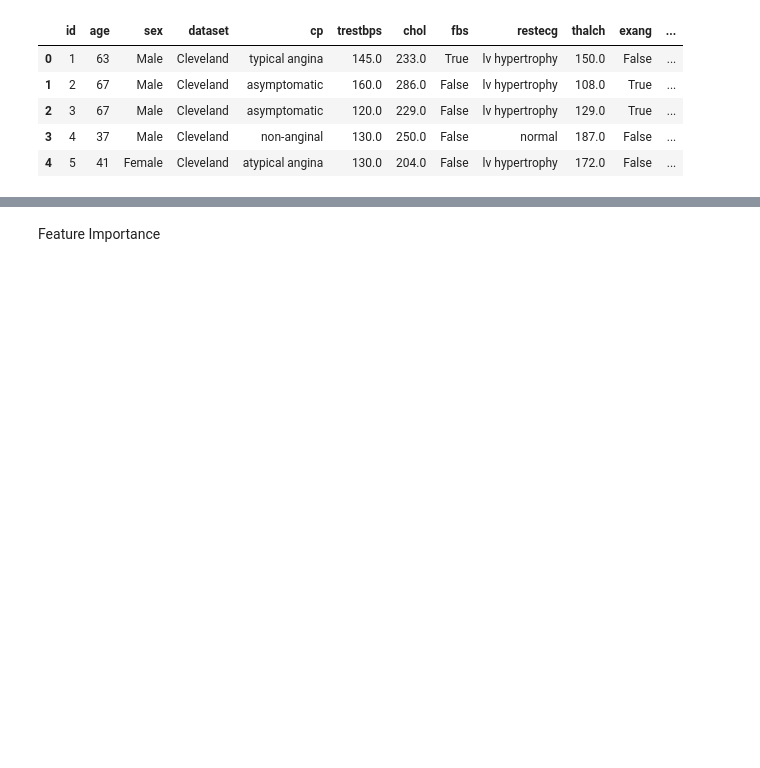
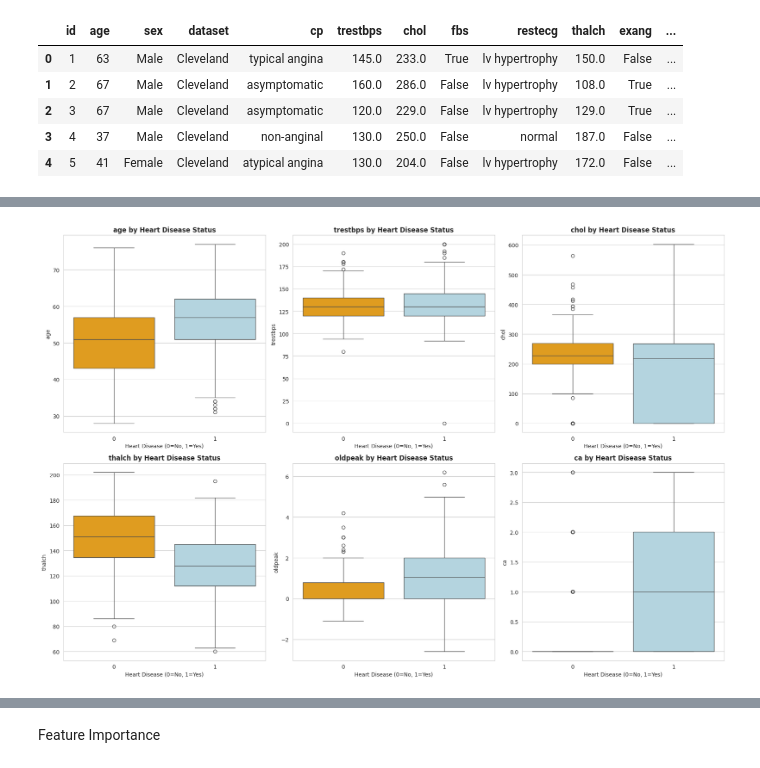
Before and after one commit to Hami-611/21Days_AI-ML_Challenge, a Jupyter notebook: Day_4.ipynb, the cells around one changed output, grey strips where cells are left out. Drawn from its saved outputs; the diff is of its cells as text; code cells hidden in the pictures; blank space fills up the shorter version.

```diff
--- a/Day_4.ipynb
+++ b/Day_4.ipynb
@@ -447,0 +244,14 @@ Model Performance Comparison:
+# %%
+fig, axes = plt.subplots(2, 3, figsize=(18, 12))
+axes = axes.ravel()
+
+for i, feature in enumerate(numerical_features):
+    sns.boxplot(data=df, x='target_binary', y=feature, ax=axes[i], palette=['orange', 'lightblue'])
+    axes[i].set_title(f'{feature} by Heart Disease Status', fontsize=12, fontweight='bold')
+    axes[i].set_xlabel('Heart Disease (0=No, 1=Yes)')
+    axes[i].set_ylabel(feature)
+
+plt.tight_layout()
+plt.show()
+# %% [output]
+[figure, added]
```
Also changed, not shown: parts of 85 cells of this notebook.
